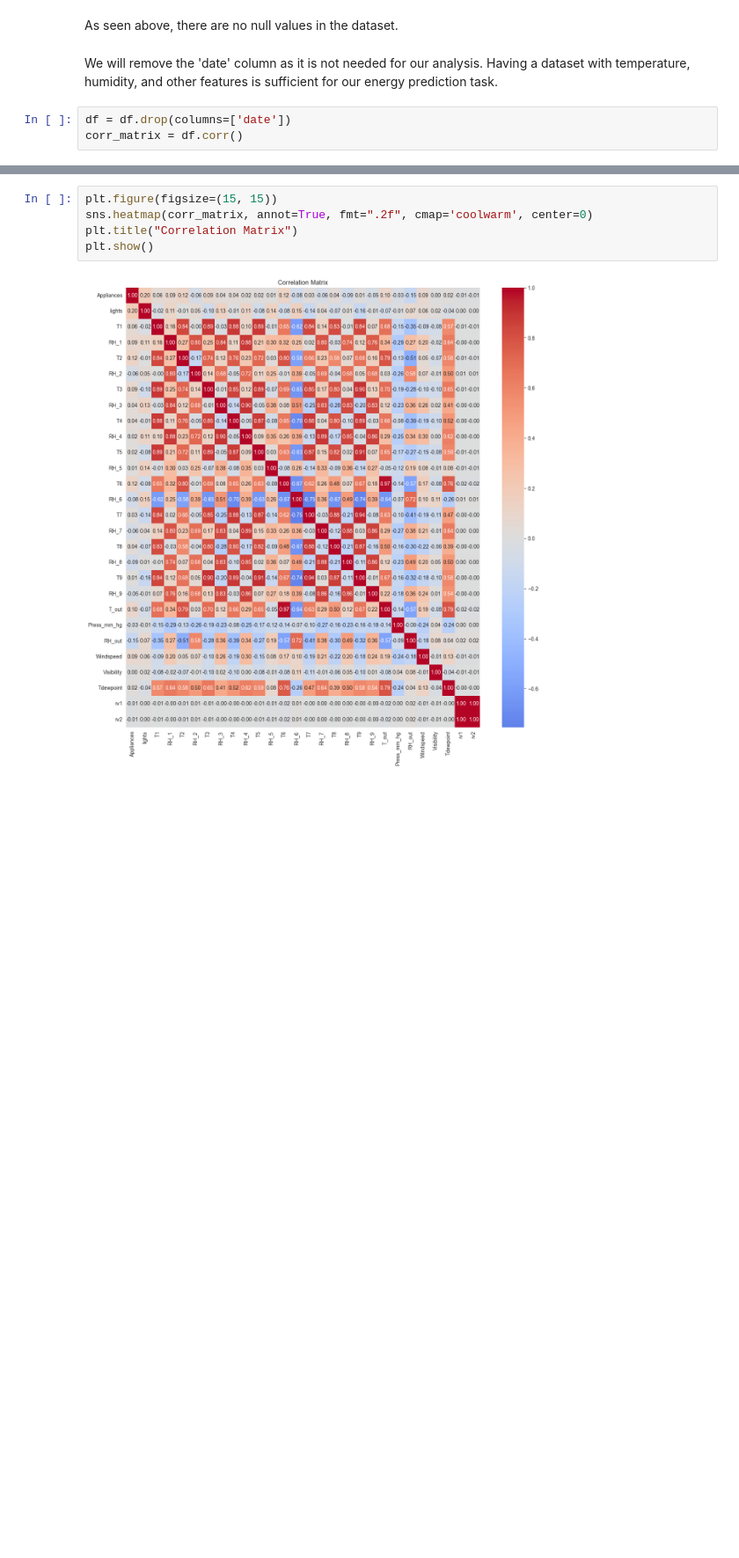
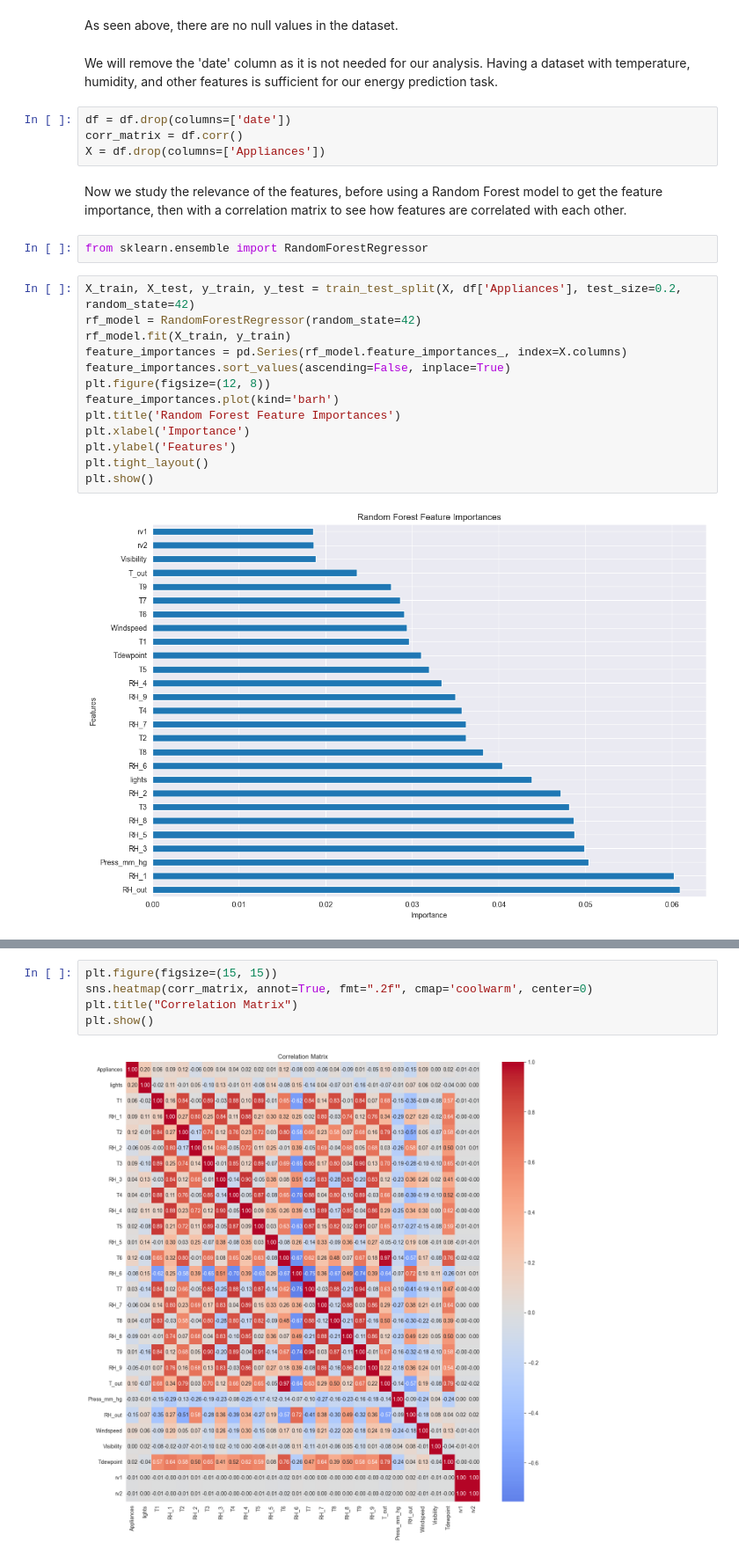
Before and after one commit to Zeeeeeeek/AppliancesEnergyPrediction, a Jupyter notebook: EnergyPrediction.ipynb, the cells around one changed output, grey strips where cells are left out. Shown: that part at 88% size. Drawn from its saved outputs; the diff is of its cells as text; blank space fills up the shorter version.

```diff
--- a/EnergyPrediction.ipynb
+++ b/EnergyPrediction.ipynb
@@ -44,3 +45,23 @@ We will remove the 'date' column as it is not needed for our analysis. Having a
 # %%
 df = df.drop(columns=['date'])
 corr_matrix = df.corr()
+X = df.drop(columns=['Appliances'])
+# %% [markdown]
+Now we study the relevance of the features, before using a Random Forest model to get the feature importance, then with a correlation matrix to see how features are correlated with each other.
+# %%
+from sklearn.ensemble import RandomForestRegressor
+# %%
+X_train, X_test, y_train, y_test = train_test_split(X, df['Appliances'], test_size=0.2, random_state=42)
+rf_model = RandomForestRegressor(random_state=42)
+rf_model.fit(X_train, y_train)
+feature_importances = pd.Series(rf_model.feature_importances_, index=X.columns)
+feature_importances.sort_values(ascending=False, inplace=True)
+plt.figure(figsize=(12, 8))
+feature_importances.plot(kind='barh')
+plt.title('Random Forest Feature Importances')
+plt.xlabel('Importance')
+plt.ylabel('Features')
+plt.tight_layout()
+plt.show()
+# %% [output]
+[figure, added]
```
Also changed, not shown: parts of 13 cells of this notebook, 1 other file.
